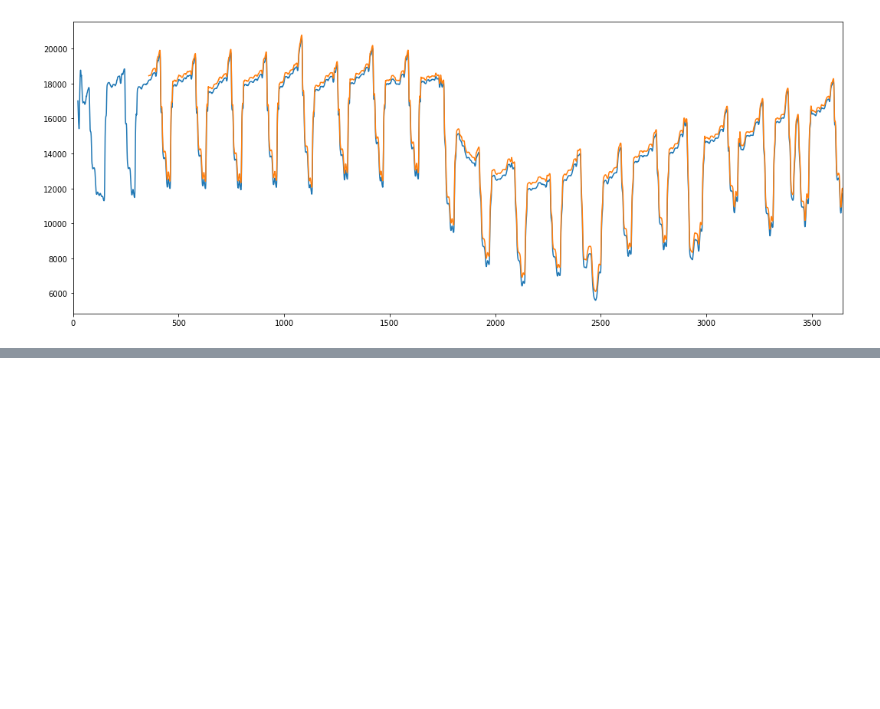
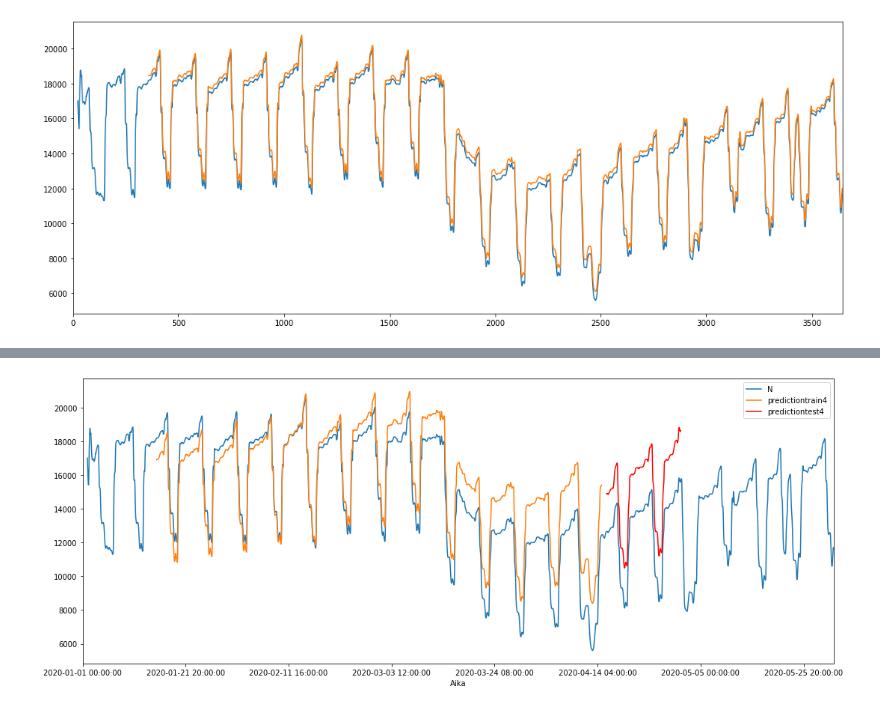
Before and after one commit to satumk/lam-predict, a Jupyter notebook: koodit/lam-linear-regression.ipynb, the cells around one changed output, grey strips where cells are left out. Drawn from its saved outputs; the diff is of its cells as text; code cells hidden in the pictures; blank space fills up the shorter version.

```diff
--- a/koodit/lam-linear-regression.ipynb
+++ b/koodit/lam-linear-regression.ipynb
@@ -367,0 +431,9 @@ plt.savefig('prediction6.jpg')
+# %%
+# Fourth prediction in training data and test-prediction
+visualising2['N'].rolling(24).mean().plot(figsize=(18,7))
+visualising2['predictiontrain4'].rolling(24).mean().plot()
+visualising2['predictiontest4'].rolling(24).mean().plot(color='red')
+plt.legend()
+plt.savefig('prediction4.jpg')
+# %% [output]
+[figure, added]
```
Also changed, not shown: parts of 14 cells of this notebook, 7 other files.
